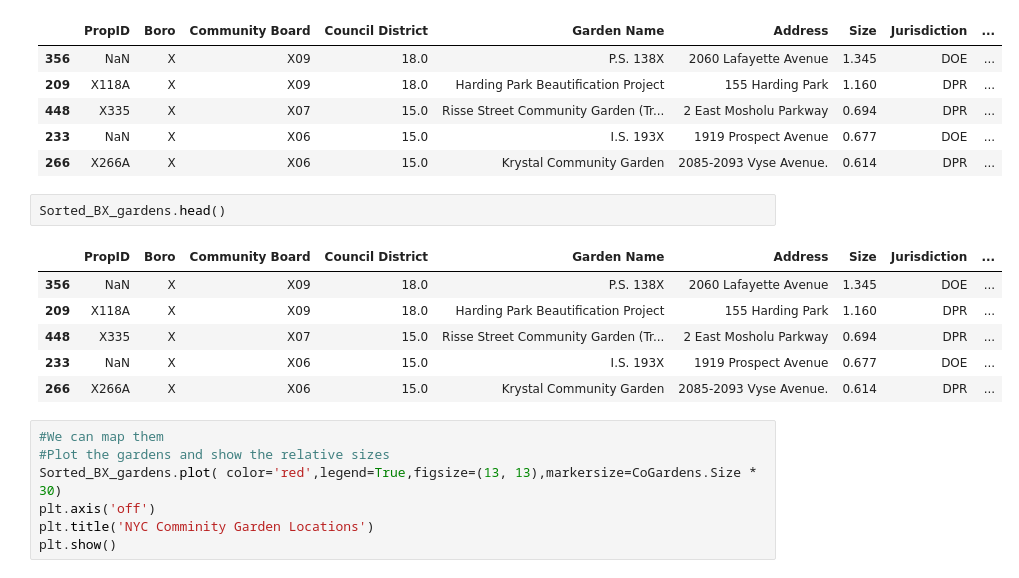
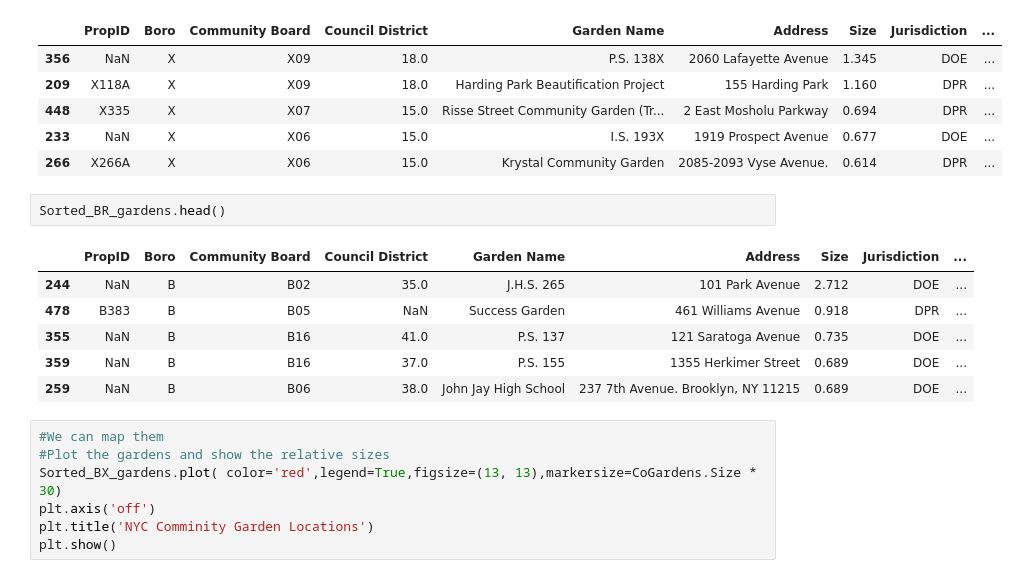
Before and after one commit to fdnthecoder/C4sueFinalProject, a Jupyter notebook: S4sue.ipynb, the cells around one changed output. Drawn from its saved outputs; the diff is of its cells as text.

```diff
--- a/S4sue.ipynb
+++ b/S4sue.ipynb
@@ -435,14 +444,14 @@ Sorted_BX_gardens.head()
 | 233 | NaN | X | X06 | 15.0 | I.S. 193X | 1919 Prospect Avenue | 0.677 | DOE | ... |
 | 266 | X266A | X | X06 | 15.0 | Krystal Community Garden | 2085-2093 Vyse Avenue. | 0.614 | DPR | ... |
 # %%
-Sorted_BX_gardens.head()
+Sorted_BR_gardens.head()
 # %% [output]
 |  | PropID | Boro | Community Board | Council District | Garden Name | Address | Size | Jurisdiction | ... |
-| 356 | NaN | X | X09 | 18.0 | P.S. 138X | 2060 Lafayette Avenue | 1.345 | DOE | ... |
-| 209 | X118A | X | X09 | 18.0 | Harding Park Beautification Project | 155 Harding Park | 1.160 | DPR | ... |
-| 448 | X335 | X | X07 | 15.0 | Risse Street Community Garden (Tr... | 2 East Mosholu Parkway | 0.694 | DPR | ... |
-| 233 | NaN | X | X06 | 15.0 | I.S. 193X | 1919 Prospect Avenue | 0.677 | DOE | ... |
-| 266 | X266A | X | X06 | 15.0 | Krystal Community Garden | 2085-2093 Vyse Avenue. | 0.614 | DPR | ... |
+| 244 | NaN | B | B02 | 35.0 | J.H.S. 265 | 101 Park Avenue | 2.712 | DOE | ... |
+| 478 | B383 | B | B05 | NaN | Success Garden | 461 Williams Avenue | 0.918 | DPR | ... |
+| 355 | NaN | B | B16 | 41.0 | P.S. 137 | 121 Saratoga Avenue | 0.735 | DOE | ... |
+| 359 | NaN | B | B16 | 37.0 | P.S. 155 | 1355 Herkimer Street | 0.689 | DOE | ... |
+| 259 | NaN | B | B06 | 38.0 | John Jay High School | 237 7th Avenue. Brooklyn, NY 11215 | 0.689 | DOE | ... |
 # %%
 #We can map them
 #Plot the gardens and show the relative sizes
```
Also changed, not shown: parts of 4 cells of this notebook.
